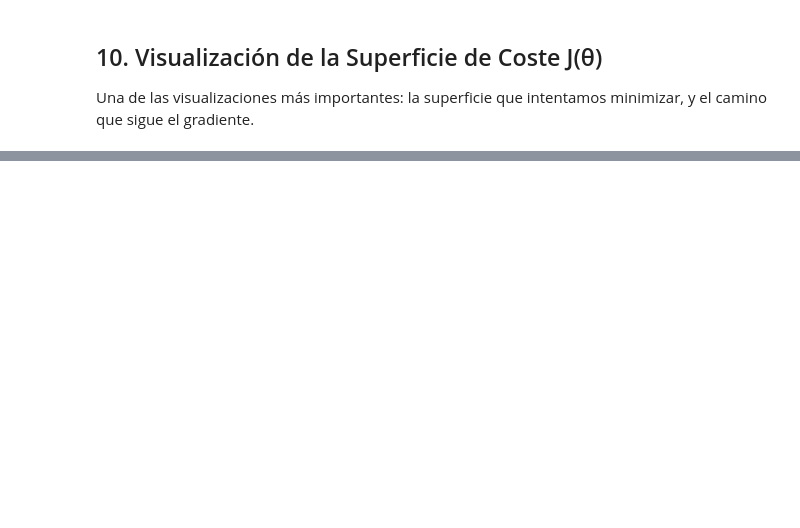
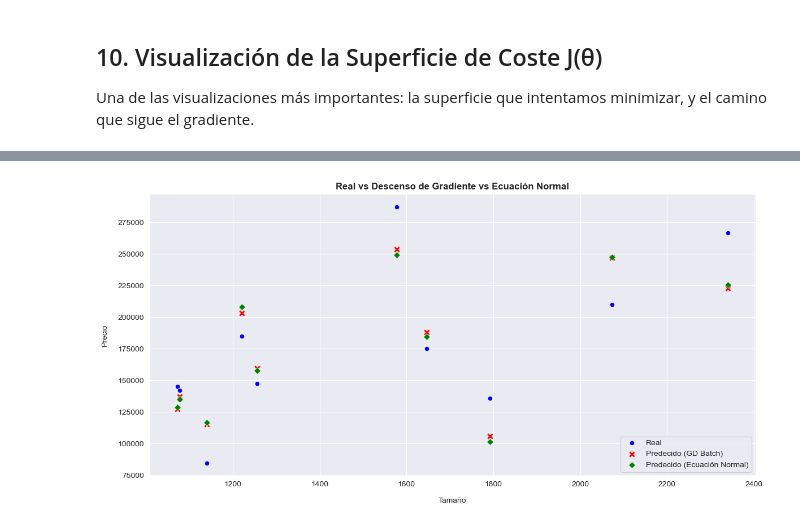
Before and after one commit to Jesus-Penaranda/Descenso-del-Gradiente-desde-Cero, a Jupyter notebook: descenso_gradiente.ipynb, the cells around one changed output, grey strips where cells are left out. Drawn from its saved outputs; the diff is of its cells as text; code cells hidden in the pictures; blank space fills up the shorter version.

```diff
--- a/descenso_gradiente.ipynb
+++ b/descenso_gradiente.ipynb
@@ -487,0 +688,5 @@ plt.show()
+# %%
+theta_normal = np.linalg.pinv(X.T @ X) @ X.T @ y_norm
+
+print("Theta obtenido con la Ecuación Normal:")
+print(theta_normal)
@@ -487,0 +705,26 @@ plt.show()
+# %%
+print("---- Predicción con la Ecuación Normal (Todas las variables numéricas) ----")
+error_total_normal = 0
+lista_predicciones_normal = []
+for i in range(1450, 1460):
+    valores = test.iloc[i].values
+    divisor = X_maxs.values - X_mins.values
+    divisor[divisor == 0] = 1
+    valores_norm = (valores - X_mins.values) / divisor
+    valores_norm = np.nan_to_num(valores_norm, nan=0.0, posinf=0.0, neginf=0.0)
+
+    precio_predecido_norm = hipotesis(theta=theta_normal, X=np.concatenate(([1.0], valores_norm)))
+    precio_predecido = (precio_predecido_norm*(y_max - y_min)) + y_min
+    lista_predicciones_normal.append(precio_predecido)
+
+    precio_real = original.iloc[i]["SalePrice"]
+    error = abs(precio_predecido - precio_real)
+    error_total_normal += error
+    print(f"El precio predecido es {precio_predecido:.2f}, el precio real es {precio_real}, el error es {error:.2f}")
+
+error_medio_normal = error_total_normal / 10
+print(f"\nEl error medio con la Ecuación Normal es {error_medio_normal:.2f}")
+
+print("\n---- Comparación ----")
+print(f"Error medio Descenso de Gradiente (Batch): {error_total/10:.2f} €")
+print(f"Error medio Ecuación Normal:                {error_medio_normal:.2f} €")
@@ -487,0 +749,15 @@ plt.show()
+# %%
+y_tamaño = test.iloc[1450:]["GrLivArea"]
+
+plt.figure(figsize=(12, 6))
+sns.scatterplot(x=y_tamaño, y=lista_reales, marker='o', color="blue", label="Real")
+sns.scatterplot(x=y_tamaño, y=lista_predicciones, marker='x', color="red", linewidth=2, label="Predecido (GD Batch)")
+sns.scatterplot(x=y_tamaño, y=lista_predicciones_normal, marker='D', color="green", label="Predecido (Ecuación Normal)")
+plt.title("Real vs Descenso de Gradiente vs Ecuación Normal", fontweight="bold")
+plt.xlabel("Tamaño", labelpad=12)
+plt.ylabel("Precio", labelpad=12)
+plt.tight_layout()
+plt.legend(loc="lower right")
+plt.show()
+# %% [output]
+[figure, added]
```
Also changed, not shown: parts of 27 cells of this notebook, 1 other file.
